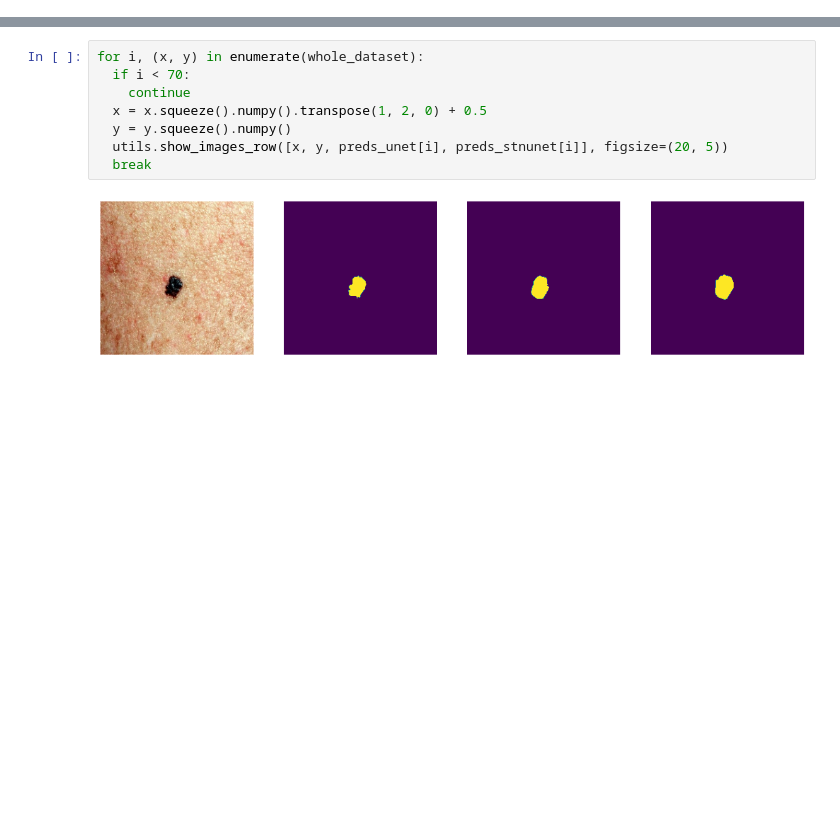
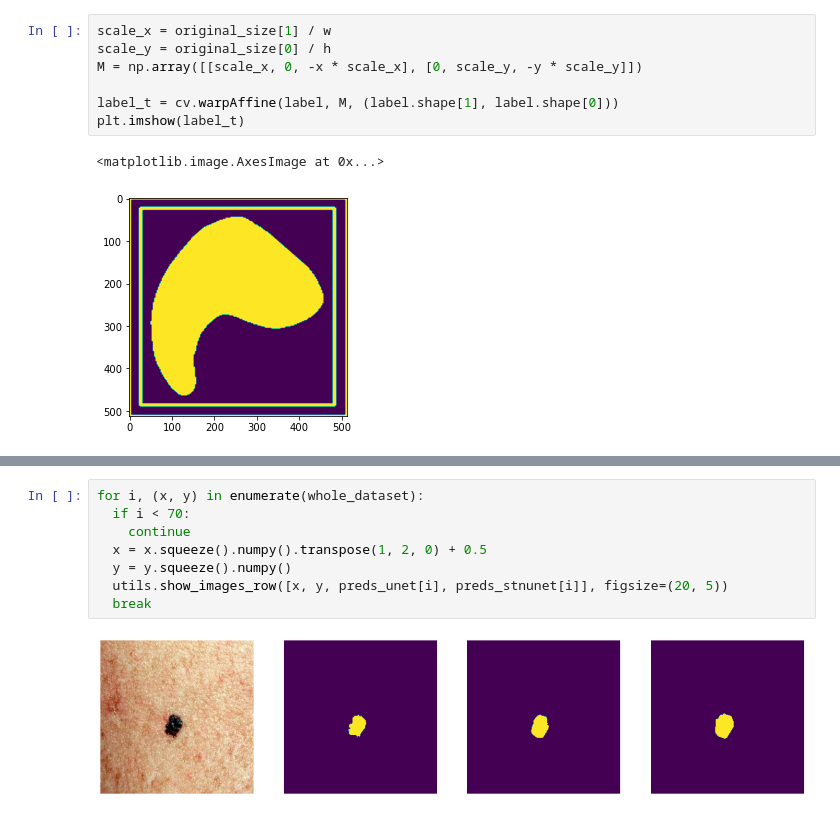
Before and after one commit to marinbenc/domain-specific-transforms, a Jupyter notebook: viz.ipynb, the cells around one changed output, grey strips where cells are left out. Drawn from its saved outputs; the diff is of its cells as text; blank space fills up the shorter version.

```diff
--- a/viz.ipynb
+++ b/viz.ipynb
@@ -30,0 +56,10 @@ preds_stnunet = [cv.imread(p.join(stnunet, f), cv.IMREAD_GRAYSCALE) for f in nat
+# %%
+scale_x = original_size[1] / w
+scale_y = original_size[0] / h
+M = np.array([[scale_x, 0, -x * scale_x], [0, scale_y, -y * scale_y]])
+
+label_t = cv.warpAffine(label, M, (label.shape[1], label.shape[0]))
+plt.imshow(label_t)
+# %% [output]
+<matplotlib.image.AxesImage at 0x...>
+[figure, added]
```
Also changed, not shown: parts of 8 cells of this notebook, 12 other files.
